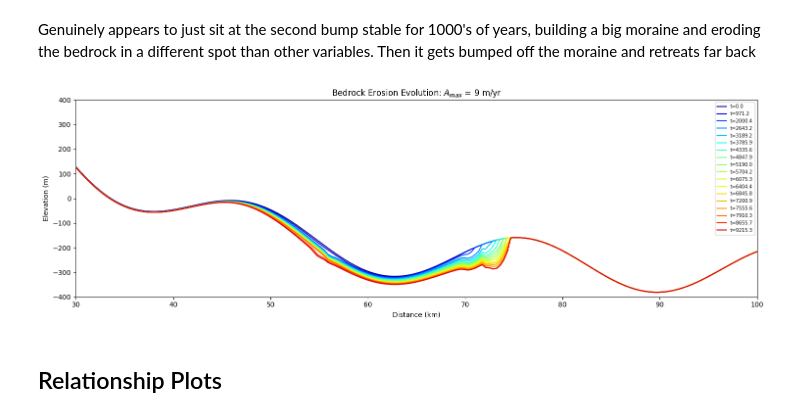
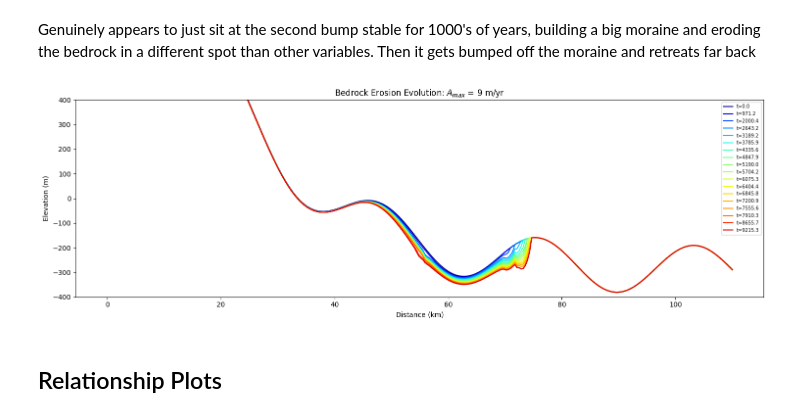
Before and after one commit to ktlix2ski/brinkmodeltest, a Jupyter notebook: Analysis/Amax_Tests.ipynb, the cells around one changed output. Drawn from its saved outputs; the diff is of its cells as text; code cells hidden in the pictures.

```diff
--- a/Analysis/Amax_Tests.ipynb
+++ b/Analysis/Amax_Tests.ipynb
@@ -790,35 +918,35 @@ num_points = len(next(iter(bed_dict.values())))
 x_km = mesh_index_to_km(np.arange(num_points))
 time = list(bed_dict.keys())
 # bed_profile = bed_dict[timesteps[0]]
 norm = plt.Normalize(min(time), max(time))
 cmap = cm.jet
 
 fig, ax1 = plt.subplots(figsize=(15,5))
 
 for i, t in enumerate(time):
     if i % 800 != 0:
         continue
 
     bed = bed_dict[t]
     color = cmap(norm(t))
     plt.plot(x_km, bed, color=color, label=f't={t:.1f}' if i % 25 == 0 else "")
 
 plt.xlabel("Distance (km)")
 plt.ylabel("Elevation (m)")
 plt.title("Bedrock Erosion Evolution: $A_{max}$ = 9 m/yr")
 # plt.gca().invert_xaxis()
 plt.legend(loc="upper right", fontsize=7)
 sm = plt.cm.ScalarMappable(cmap=cmap, norm=norm)
-plt.xlim(30,100)
+# plt.xlim(30,100)
 plt.ylim(-400,400)
 # plt.colorbar(sm, label='Time (years)', ax=plt.gca())
 # plt.axvline(x=0, color='gray', linestyle='--', linewidth=2)
 
 plt.tight_layout()
 plt.show()
 # fig.savefig("/media/kayatroyer/KayaDrive/Thesis/Figures/Results/ModelPlots/Amax/GL_Plots/Relationship_Plots/Bedrock_Evo_amax9.svg", format ="svg", bbox_inches='tight')
 # %% [output]
-[figure, old version]
+[figure, new version]
 # %% [markdown]
 ## Relationship Plots
 # %%
```
Also changed, not shown: parts of 12 cells of this notebook, 5 other files.
